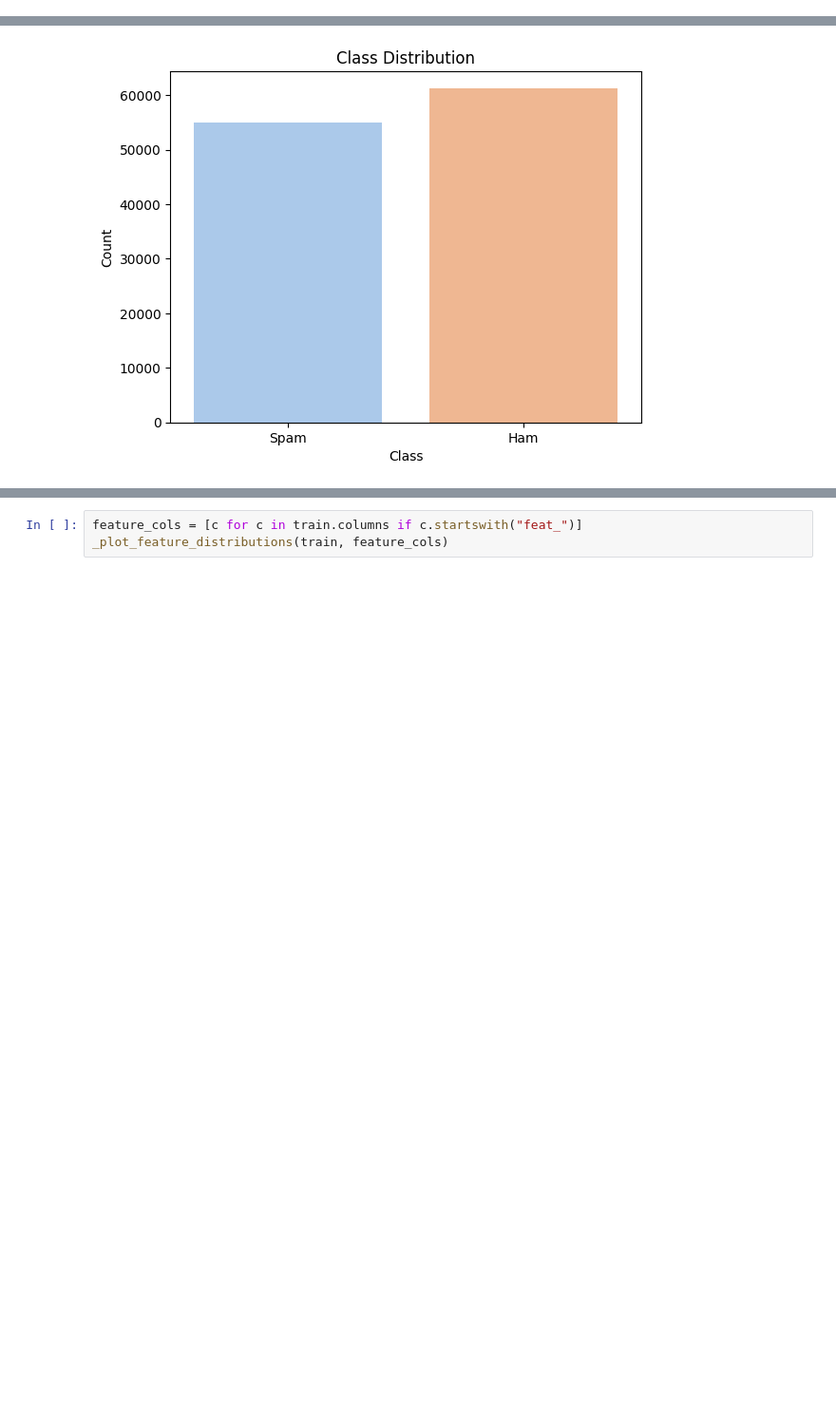
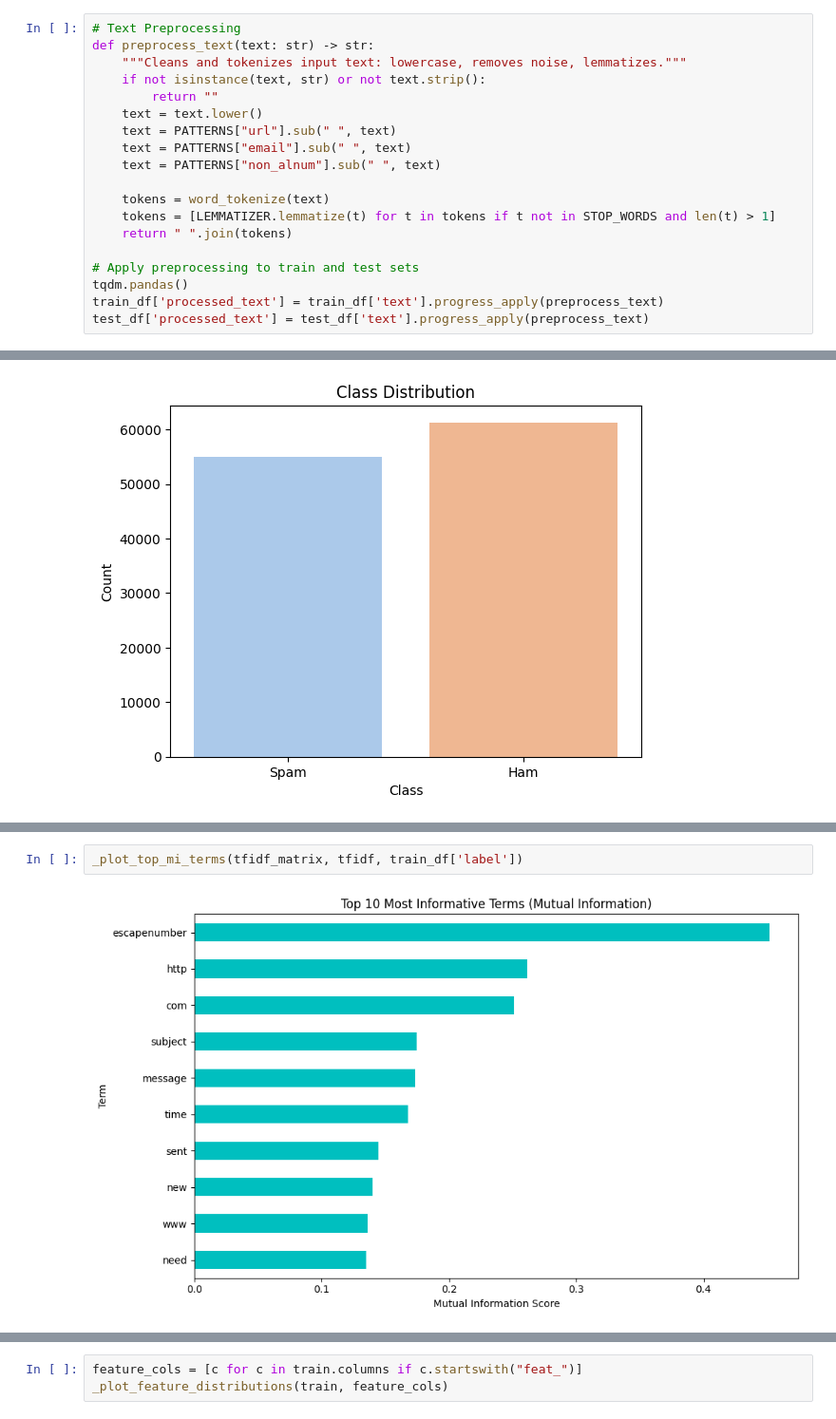
Before and after one commit to Yaakov-Sternberg/AAI-510-Final-Project-Group7, a Jupyter notebook: USD,_ML,_Final_Group_Project,_EDA_v6.ipynb, the cells around one changed output, grey strips where cells are left out. Shown at 95% size. Drawn from its saved outputs; the diff is of its cells as text; blank space fills up the shorter version.

```diff
--- a/USD,_ML,_Final_Group_Project,_EDA_v6.ipynb
+++ b/USD,_ML,_Final_Group_Project,_EDA_v6.ipynb
@@ -288,0 +89,19 @@ test = test_df.join(test_features)
+# %%
+# Text Preprocessing
+def preprocess_text(text: str) -> str:
+    """Cleans and tokenizes input text: lowercase, removes noise, lemmatizes."""
+    if not isinstance(text, str) or not text.strip():
+        return ""
+    text = text.lower()
+    text = PATTERNS["url"].sub(" ", text)
+    text = PATTERNS["email"].sub(" ", text)
+    text = PATTERNS["non_alnum"].sub(" ", text)
+
+    tokens = word_tokenize(text)
+    tokens = [LEMMATIZER.lemmatize(t) for t in tokens if t not in STOP_WORDS and len(t) > 1]
+    return " ".join(tokens)
+
+# Apply preprocessing to train and test sets
+tqdm.pandas()
+train_df['processed_text'] = train_df['text'].progress_apply(preprocess_text)
+test_df['processed_text'] = test_df['text'].progress_apply(preprocess_text)
@@ -295,0 +360,4 @@ Passing `palette` without assigning `hue` is deprecated and will be removed in v
+# %%
+_plot_top_mi_terms(tfidf_matrix, tfidf, train_df['label'])
+# %% [output]
+[figure, added]
```
Also changed, not shown: parts of 44 cells of this notebook.
